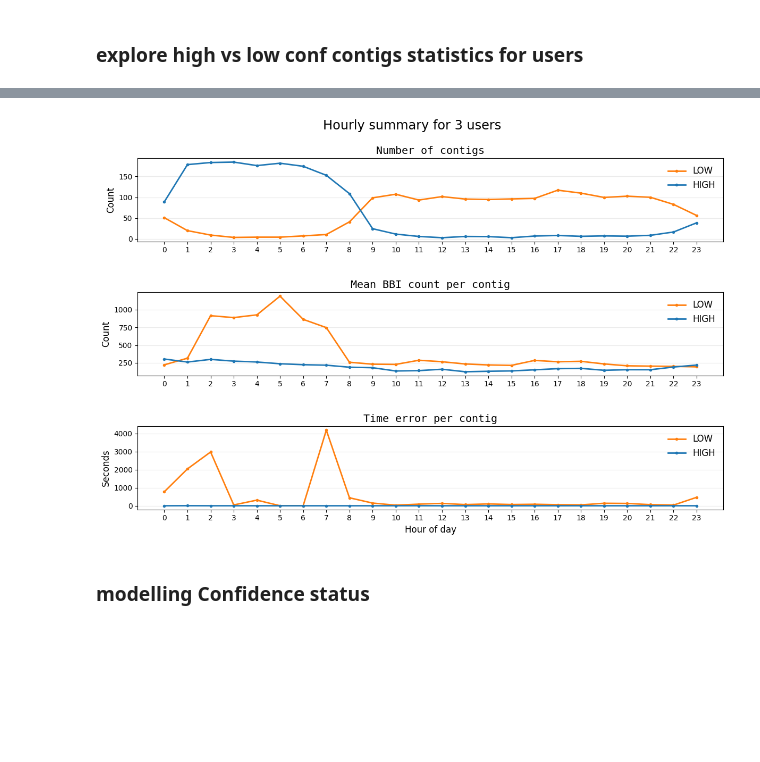
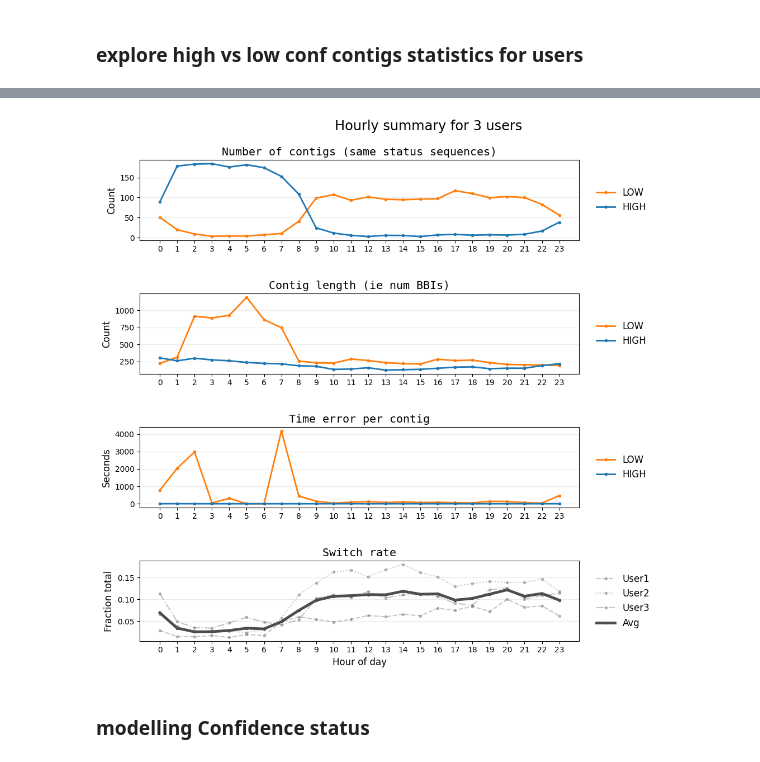
Before and after one commit to mol2people/tiktok_hrv, a Jupyter notebook: eda_hrv.ipynb, the cells around one changed output, grey strips where cells are left out. Saved outputs shown, nothing was run; the diff lists cells and outputs as text; code cells hidden in the pictures; blank space fills up the shorter version.

Commit message:
add switch rate plot

```diff
--- a/eda_hrv.ipynb
+++ b/eda_hrv.ipynb
@@ -633,34 +633,48 @@ tmp.format({k:'{:.2f}' if k in shared3 else '{:.0f}' for k in tmp.columns})
 | 23 | 56 | 39 | 194 | 219 | 467.64 | ... |
 # %%
 plot_df = temp_all.sort_index().copy()
+nrows=4
 
-fig, ax = plt.subplots(nrows=3, figsize=(12, 8), sharex=False)
+fig, ax = plt.subplots(nrows=nrows, figsize=(12, 2.5*nrows), sharex=False)
 
 pairs = [
-    ('n_contigs LOW', 'n_contigs HIGH', 'Number of contigs', 'Count'),
-    ('len_contig LOW', 'len_contig HIGH', 'Mean BBI count per contig', 'Count'),
+    ('n_contigs LOW', 'n_contigs HIGH', 'Number of contigs (same status sequences)', 'Count'),
+    ('len_contig LOW', 'len_contig HIGH', 'Contig length (ie num BBIs)', 'Count'),
     ('error_per_contig_seconds LOW', 'error_per_contig_seconds HIGH', 'Time error per contig', 'Seconds'),
+    ('', '', 'Switch rate', 'Fraction total')
 ]
 
 colors = {'LOW': 'tab:orange', 'HIGH': 'tab:blue'}
 
 for a, (low_col, high_col, title, ylabel) in zip(ax, pairs):
-    a.plot(plot_df.index, plot_df[low_col], marker='.', lw=2, color=colors['LOW'], label='LOW')
-    a.plot(plot_df.index, plot_df[high_col], marker='.', lw=2, color=colors['HIGH'], label='HIGH')
+    if low_col=='':
+        temp=df.groupby(['User Id', pd.to_datetime(df.timeLocal_ms, unit='ms').dt.hour])\
+            .agg(
+                switch_rate=('Status', lambda s: np.mean(s.ne(s.shift()).iloc[1:]))
+                ).unstack(level=0)
+        temp.plot(ax=a, marker='.', lw=1.5, alpha=0.35, color='0.35', style=['--', ':', '-.'])
+        temp.mean(axis='columns').plot(ax=a, marker='.', lw=3.5, color='0.3')
+        a.legend(['User1','User2','User3','Avg'], frameon=False, fontsize='large', loc='center left', bbox_to_anchor=(1.02, 0.5))
+
+    else:
+        a.plot(plot_df.index, plot_df[low_col], marker='.', lw=2, color=colors['LOW'], label='LOW')
+        a.plot(plot_df.index, plot_df[high_col], marker='.', lw=2, color=colors['HIGH'], label='HIGH')
+        a.legend(frameon=False, fontsize='large', loc='center left', bbox_to_anchor=(1.02, 0.5))
     a.set_title(title, fontsize='x-large', fontfamily='monospace')
     a.set_ylabel(ylabel, fontsize='large')
     a.tick_params(axis='both', labelsize='medium')
     a.grid(axis='y', alpha=0.25)
-    a.legend(frameon=False, fontsize='large')
 
     a.set_xticks(range(24))
+
+
 
 ax[-1].set_xlabel('Hour of day', fontsize='large')
 
 fig.suptitle('Hourly summary for 3 users', fontsize='xx-large', y=0.995)
-plt.tight_layout(h_pad=3.5)
+plt.tight_layout(h_pad=3.5, rect=[0, 0, 0.85, 1])
 # %% [output]
-[figure, old version]
+[figure, new version]
 # %% [markdown]
 ### modelling Confidence status
 # %%
```
Also changed, not shown: parts of 1 cell of this notebook.
